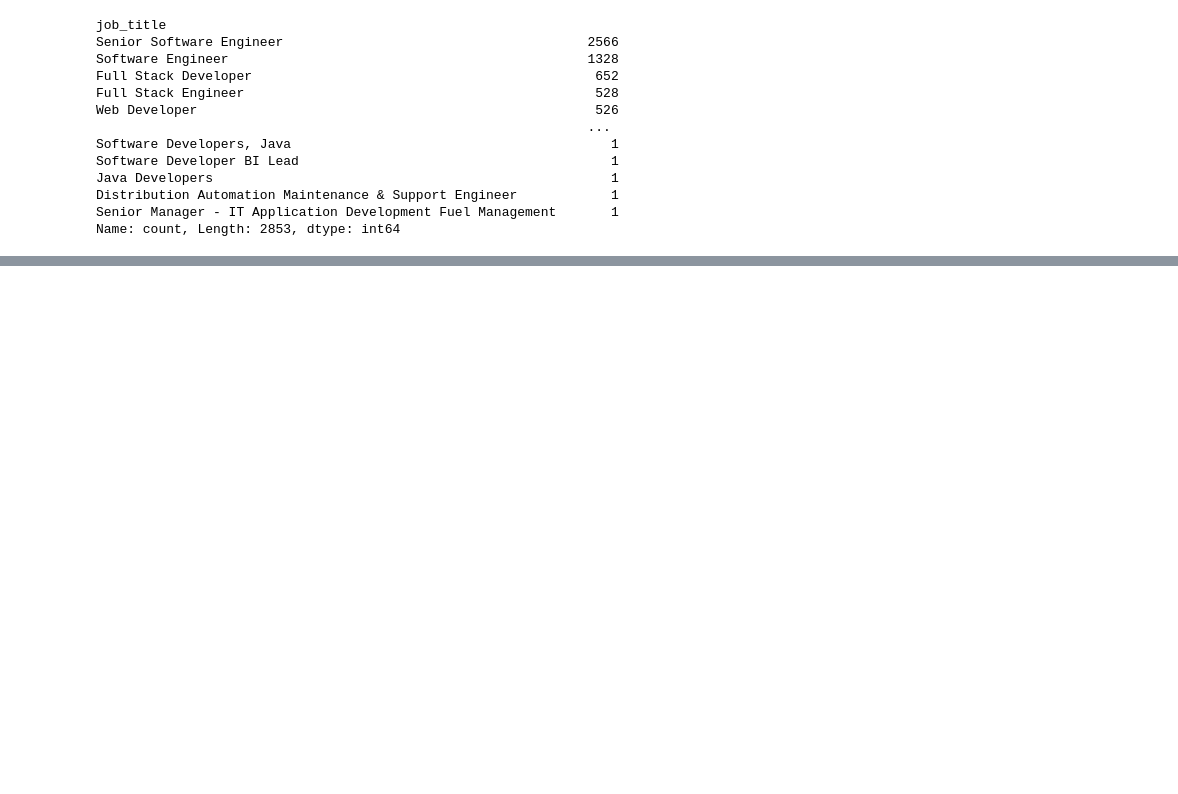
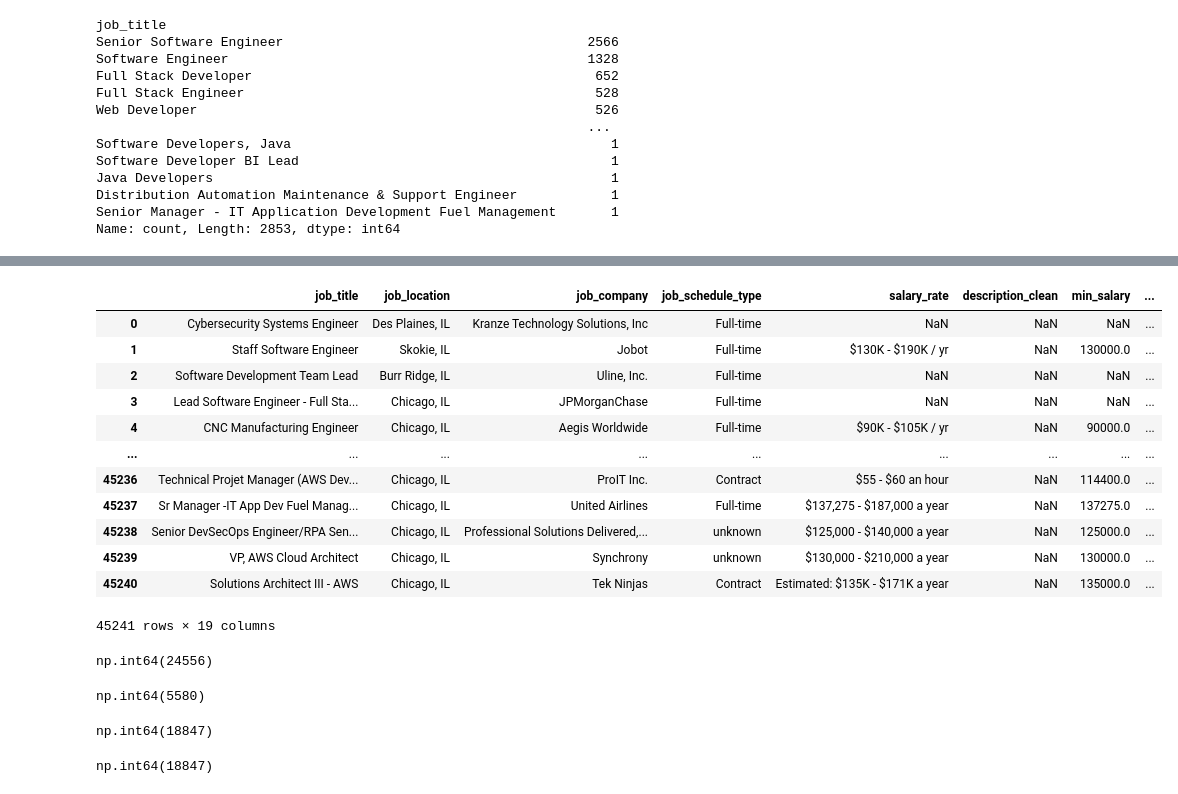
Before and after one commit to Barderus/job-market-dashboard, a Jupyter notebook: notebooks/03 - Merge.ipynb, the cells around one changed output, grey strips where cells are left out. Drawn from its saved outputs; the diff is of its cells as text; code cells hidden in the pictures; blank space fills up the shorter version.

Commit message:
Now the merger in place is more robust for merging and normalizing the data points

```diff
--- a/notebooks/03 - Merge.ipynb
+++ b/notebooks/03 - Merge.ipynb
@@ -122,0 +235,2 @@ df2.to_csv("../Data/merger/job_market_processed_data.csv", index=False)
+# %%
+_num_pat = re.compile(r"\$?\s*\d+(?:\.\d+)?\s*[km]?", re.IGNORECASE)
@@ -122,0 +301,10 @@ df2.to_csv("../Data/merger/job_market_processed_data.csv", index=False)
+# %%
+salary_col = "salary_rate"
+# %%
+out = df2[salary_col].apply(split_salary_and_avg)
+df2[["salary_year", "salary_hourly", "salary_year_avg", "salary_hour_avg"]] = pd.DataFrame(
+    out.tolist(), index=df2.index
+)
+# %%
+df2["salary_year_avg"] = pd.to_numeric(df2["salary_year_avg"], errors="coerce")
+df2["salary_hour_avg"] = pd.to_numeric(df2["salary_hour_avg"], errors="coerce")
@@ -122,0 +335,32 @@ df2.to_csv("../Data/merger/job_market_processed_data.csv", index=False)
+# %%
+df2
+# %% [output]
+|  | job_title | job_location | job_company | job_schedule_type | salary_rate | description_clean | min_salary | ... |
+| 0 | Cybersecurity Systems Engineer | Des Plaines, IL | Kranze Technology Solutions, Inc | Full-time | NaN | NaN | NaN | ... |
+| 1 | Staff Software Engineer | Skokie, IL | Jobot | Full-time | $130K - $190K / yr | NaN | 130000.0 | ... |
+| 2 | Software Development Team Lead | Burr Ridge, IL | Uline, Inc. | Full-time | NaN | NaN | NaN | ... |
+| 3 | Lead Software Engineer - Full Sta... | Chicago, IL | JPMorganChase | Full-time | NaN | NaN | NaN | ... |
+| 4 | CNC Manufacturing Engineer | Chicago, IL | Aegis Worldwide | Full-time | $90K - $105K / yr | NaN | 90000.0 | ... |
+| ... | ... | ... | ... | ... | ... | ... | ... | ... |
+| 45236 | Technical Projet Manager (AWS Dev... | Chicago, IL | ProIT Inc. | Contract | $55 - $60 an hour | NaN | 114400.0 | ... |
+| 45237 | Sr Manager -IT App Dev Fuel Manag... | Chicago, IL | United Airlines | Full-time | $137,275 - $187,000 a year | NaN | 137275.0 | ... |
+| 45238 | Senior DevSecOps Engineer/RPA Sen... | Chicago, IL | Professional Solutions Delivered,... | unknown | $125,000 - $140,000 a year | NaN | 125000.0 | ... |
+| 45239 | VP, AWS Cloud Architect | Chicago, IL | Synchrony | unknown | $130,000 - $210,000 a year | NaN | 130000.0 | ... |
+| 45240 | Solutions Architect III - AWS | Chicago, IL | Tek Ninjas | Contract | Estimated: $135K - $171K a year | NaN | 135000.0 | ... |
+45241 rows × 19 columns
+# %%
+df2["salary_rate"].count()
+# %% [output]
+np.int64(24556)
+# %%
+df2["salary_hourly"].count()
+# %% [output]
+np.int64(5580)
+# %%
+df2["salary_year_avg"].count()
+# %% [output]
+np.int64(18847)
+# %%
+df2["salary_year"].count()
+# %% [output]
+np.int64(18847)
```
Also changed, not shown: parts of 22 cells of this notebook, 1 other file.
